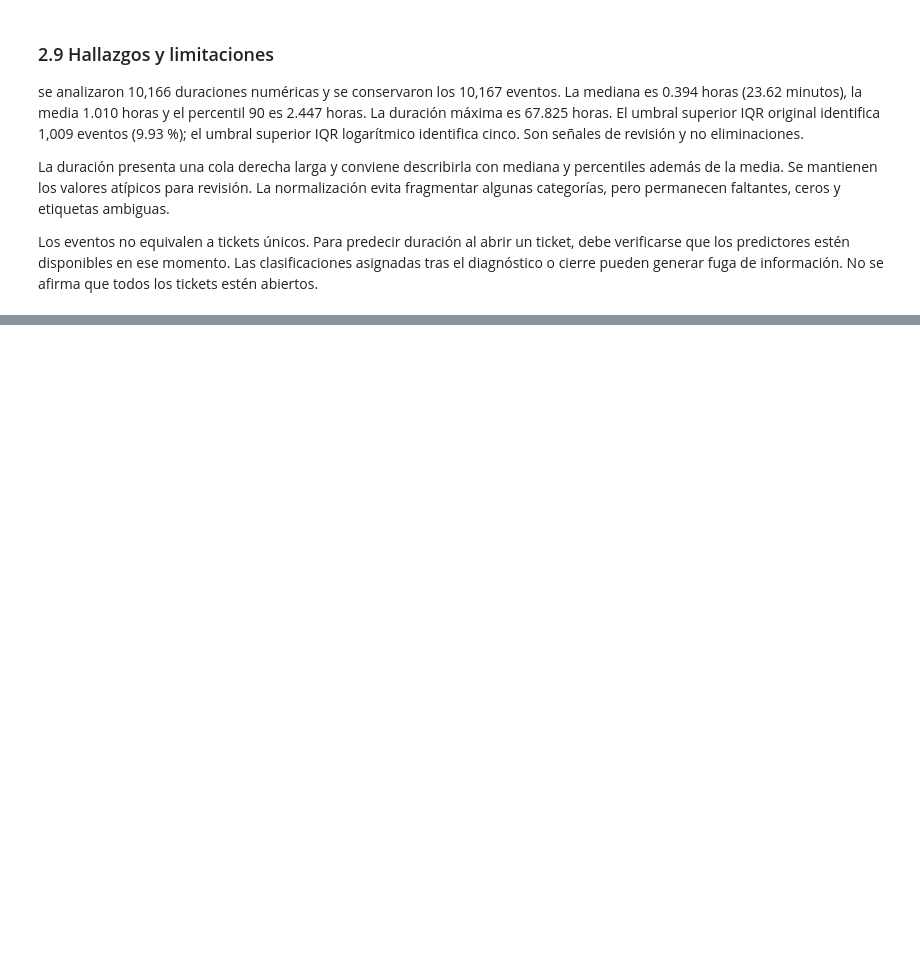
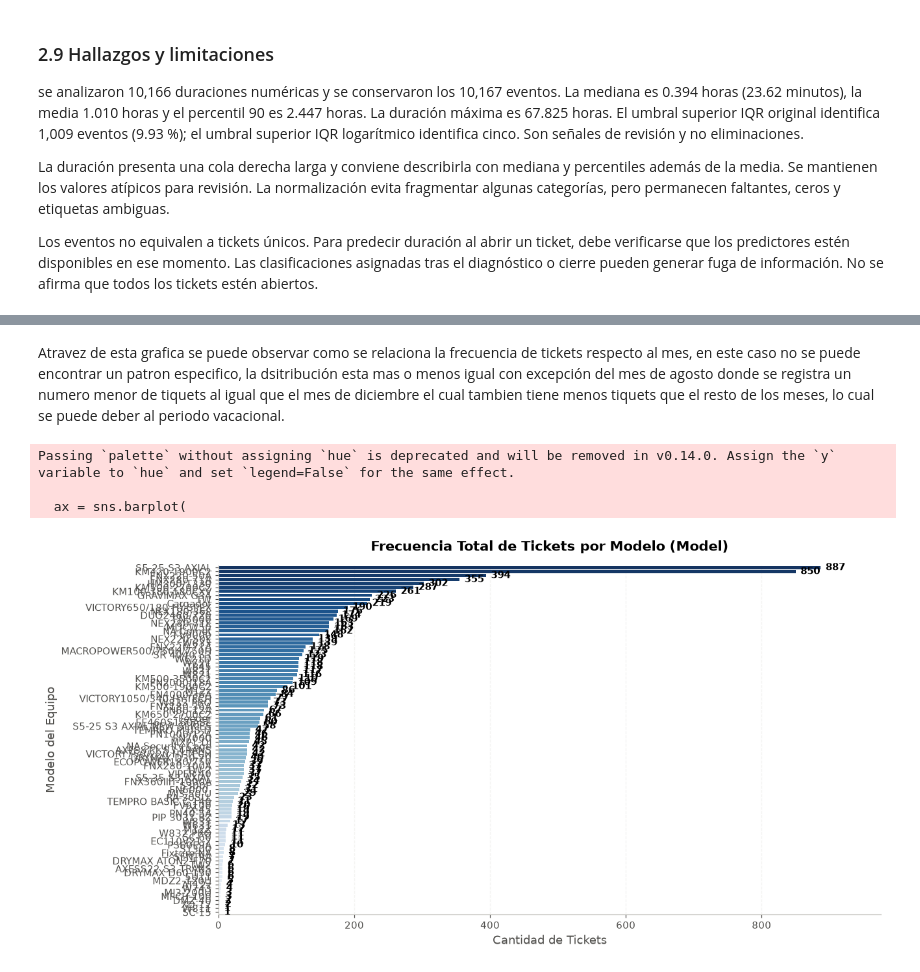
Before and after one commit to Peripera/Reto-segundo-parcial-FLEX, a Jupyter notebook: eda_flex.ipynb, the cells around one changed output, grey strips where cells are left out. Drawn from its saved outputs; the diff is of its cells as text; code cells hidden in the pictures; blank space fills up the shorter version.

```diff
--- a/eda_flex.ipynb
+++ b/eda_flex.ipynb
@@ -975,0 +1456,46 @@ Los eventos no equivalen a tickets únicos. Para predecir duración al abrir un
+# %% [markdown]
+Atravez de esta grafica se puede observar como se relaciona la frecuencia de tickets respecto al mes, en este caso no se puede encontrar un patron especifico, la dsitribución esta mas o menos igual con excepción del mes de agosto donde se registra un numero menor de tiquets al igual que el mes de diciembre el cual tambien tiene menos tiquets que el resto de los meses, lo cual se puede deber al periodo vacacional.
+# %%
+
+# Agrupar y contar la frecuencia de tickets por cada Modelo
+df_model_freq = df['Model'].value_counts().reset_index()
+df_model_freq.columns = ['Model', 'frecuencia']
+
+# 2. Configurar el estilo del gráfico
+plt.figure(figsize=(12, 6))
+ax = sns.barplot(
+    data=df_model_freq,
+    x='frecuencia',
+    y='Model',
+    palette='Blues_r'
+)
+
+# Personalizar títulos y etiquetas
+plt.title('Frecuencia Total de Tickets por Modelo (Model)', fontsize=14, fontweight='bold', pad=15)
+plt.xlabel('Cantidad de Tickets', fontsize=12)
+plt.ylabel('Modelo del Equipo', fontsize=12)
+plt.grid(True, linestyle='--', alpha=0.5, axis='x')
+
+# Añadir las etiquetas con el valor exacto sobre cada barra
+for p in ax.patches:
+    width = p.get_width()
+    ax.annotate(
+        f'{int(width)}',
+        (width, p.get_y() + p.get_height() / 2.),
+        ha='left',
+        va='center',
+        fontsize=10,
+        fontweight='bold',
+        xytext=(5, 0),
+        textcoords='offset points'
+    )
+
+# Ajustar márgenes para dar espacio a los números
+plt.xlim(0, df_model_freq['frecuencia'].max() * 1.1)
+plt.tight_layout()
+plt.show()
+# %% [output]
+Passing `palette` without assigning `hue` is deprecated and will be removed in v0.14.0. Assign the `y` variable to `hue` and set `legend=False` for the same effect.
+
+  ax = sns.barplot(
+[figure, added]
```
Also changed, not shown: parts of 23 cells of this notebook, 8 other files.
